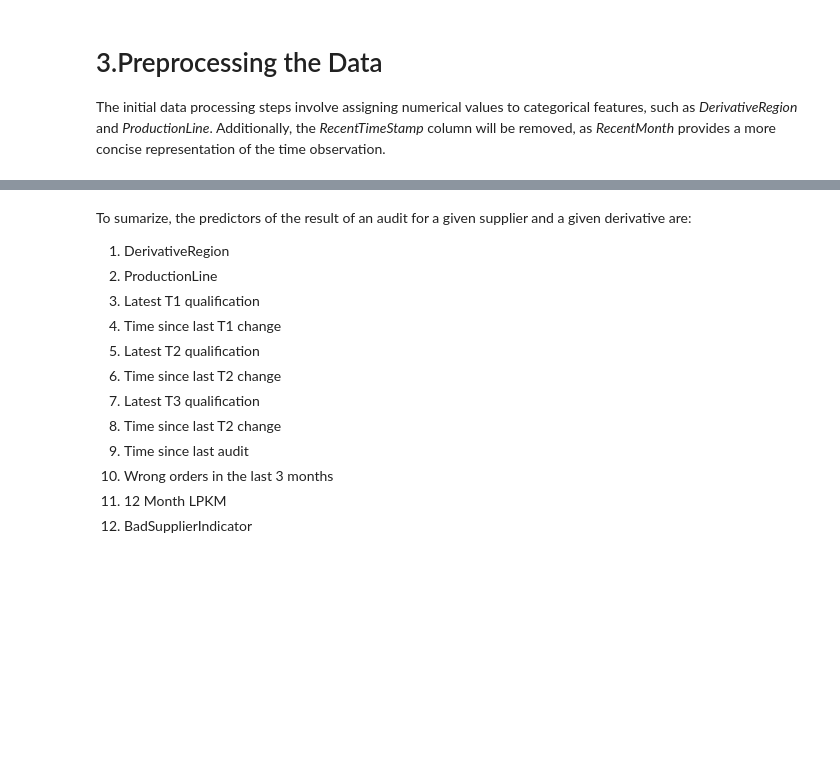
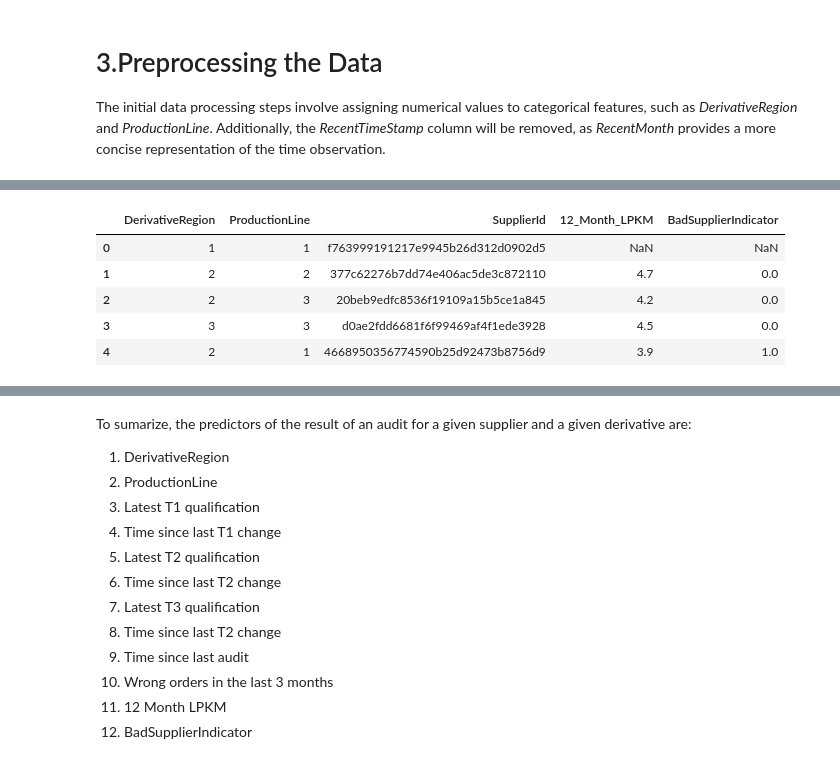
Before and after one commit to juanbeta98/DataScienceStudyCase, a Jupyter notebook: Case Study Solution.ipynb, the cells around one changed output, grey strips where cells are left out. Saved outputs shown, nothing was run; the diff lists cells and outputs as text; code cells hidden in the pictures; blank space fills up the shorter version.

```diff
--- a/Case Study Solution.ipynb
+++ b/Case Study Solution.ipynb
@@ -190,0 +241,11 @@ Then, this model should work for any of the 5823 suppliers in the _SupplierPerfo
+# %%
+x_values = SupplierPerformance[['12_Month_LPKM','BadSupplierIndicator']].copy()
+x = pd.merge(AuditHistory[['DerivativeRegion', 'ProductionLine', 'SupplierId']], x_values, left_on='SupplierId', right_index=True, how='left')
+x.head()
+# %% [output]
+|  | DerivativeRegion | ProductionLine | SupplierId | 12_Month_LPKM | BadSupplierIndicator |
+| 0 | 1 | 1 | f763999191217e9945b26d312d0902d5 | NaN | NaN |
+| 1 | 2 | 2 | 377c62276b7dd74e406ac5de3c872110 | 4.7 | 0.0 |
+| 2 | 2 | 3 | 20beb9edfc8536f19109a15b5ce1a845 | 4.2 | 0.0 |
+| 3 | 3 | 3 | d0ae2fdd6681f6f99469af4f1ede3928 | 4.5 | 0.0 |
+| 4 | 2 | 1 | 4668950356774590b25d92473b8756d9 | 3.9 | 1.0 |
```
Also changed, not shown: parts of 22 cells of this notebook, 2 other files.
